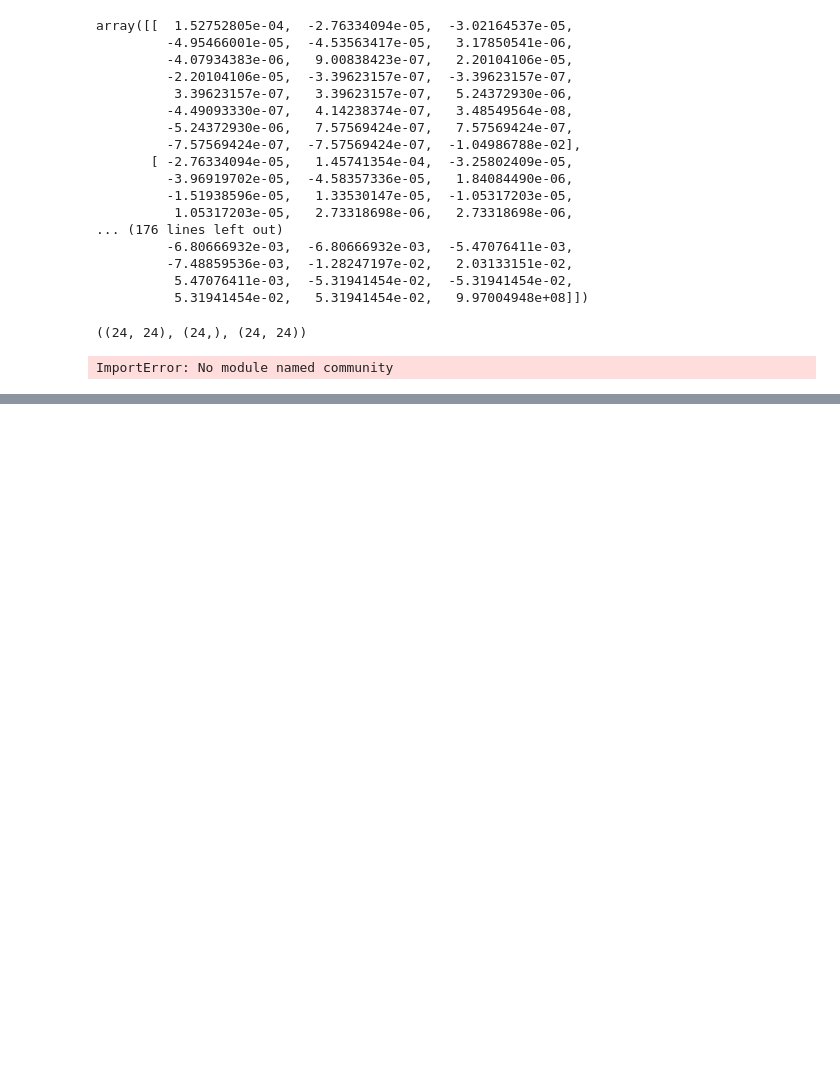
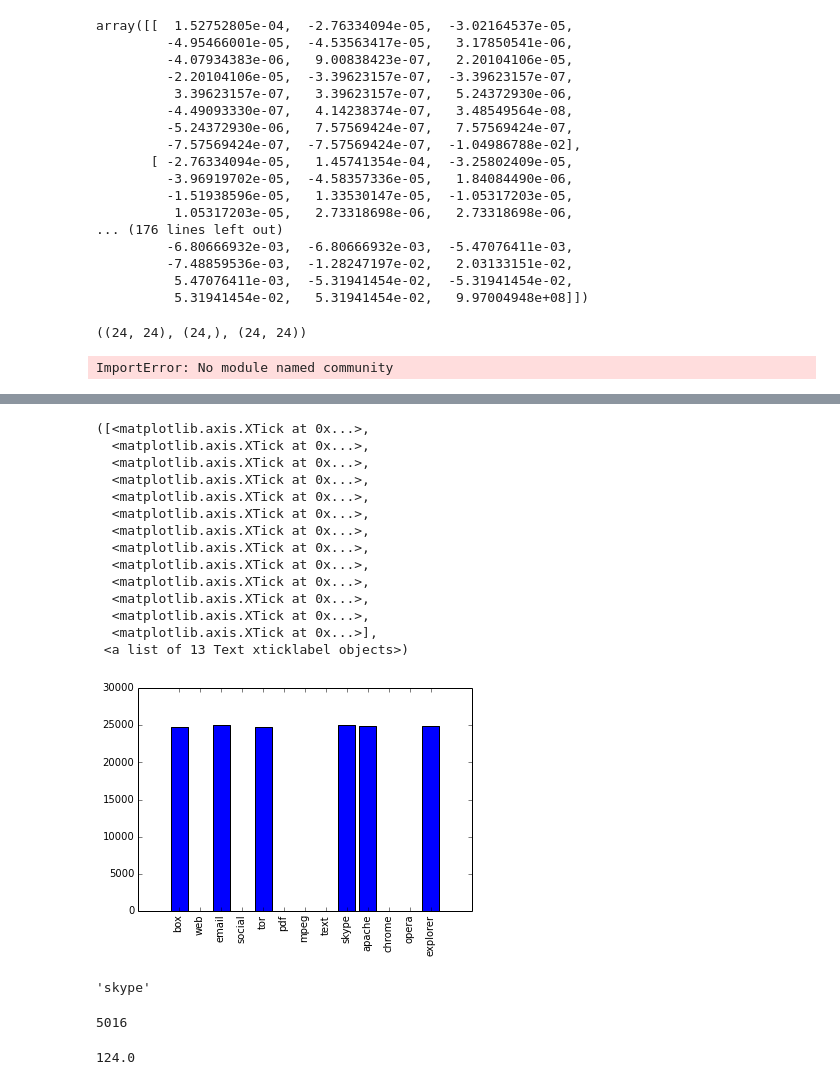
Before and after one commit to pranaykumarm/Content-based, a Jupyter notebook: Content_based-features.ipynb, the cells around one changed output, grey strips where cells are left out. Saved outputs shown, nothing was run; the diff lists cells and outputs as text; code cells hidden in the pictures; blank space fills up the shorter version.

```diff
--- a/Content_based-features.ipynb
+++ b/Content_based-features.ipynb
@@ -530,0 +736,23 @@ ImportError: No module named community
+# %%
+plt.bar([i for i in xrange(K)], pro, align='center')
+plt.xticks([i for i in xrange(K)], flat_feat, rotation=90)
+# %% [output]
+([<matplotlib.axis.XTick at 0x...>,
+  <matplotlib.axis.XTick at 0x...>,
+  <matplotlib.axis.XTick at 0x...>,
+  <matplotlib.axis.XTick at 0x...>,
+  <matplotlib.axis.XTick at 0x...>,
+  <matplotlib.axis.XTick at 0x...>,
+  <matplotlib.axis.XTick at 0x...>,
+  <matplotlib.axis.XTick at 0x...>,
+  <matplotlib.axis.XTick at 0x...>,
+  <matplotlib.axis.XTick at 0x...>,
+  <matplotlib.axis.XTick at 0x...>,
+  <matplotlib.axis.XTick at 0x...>,
+  <matplotlib.axis.XTick at 0x...>],
+ <a list of 13 Text xticklabel objects>)
+[figure, added]
+# %%
+flat_feat[18]
+# %% [output]
+'skype'
@@ -530,0 +796,8 @@ ImportError: No module named community
+# %%
+len(test)
+# %% [output]
+5016
+# %%
+np.sum(clf.predict(test))
+# %% [output]
+124.0
```
Also changed, not shown: parts of 58 cells of this notebook, 10 other files.
